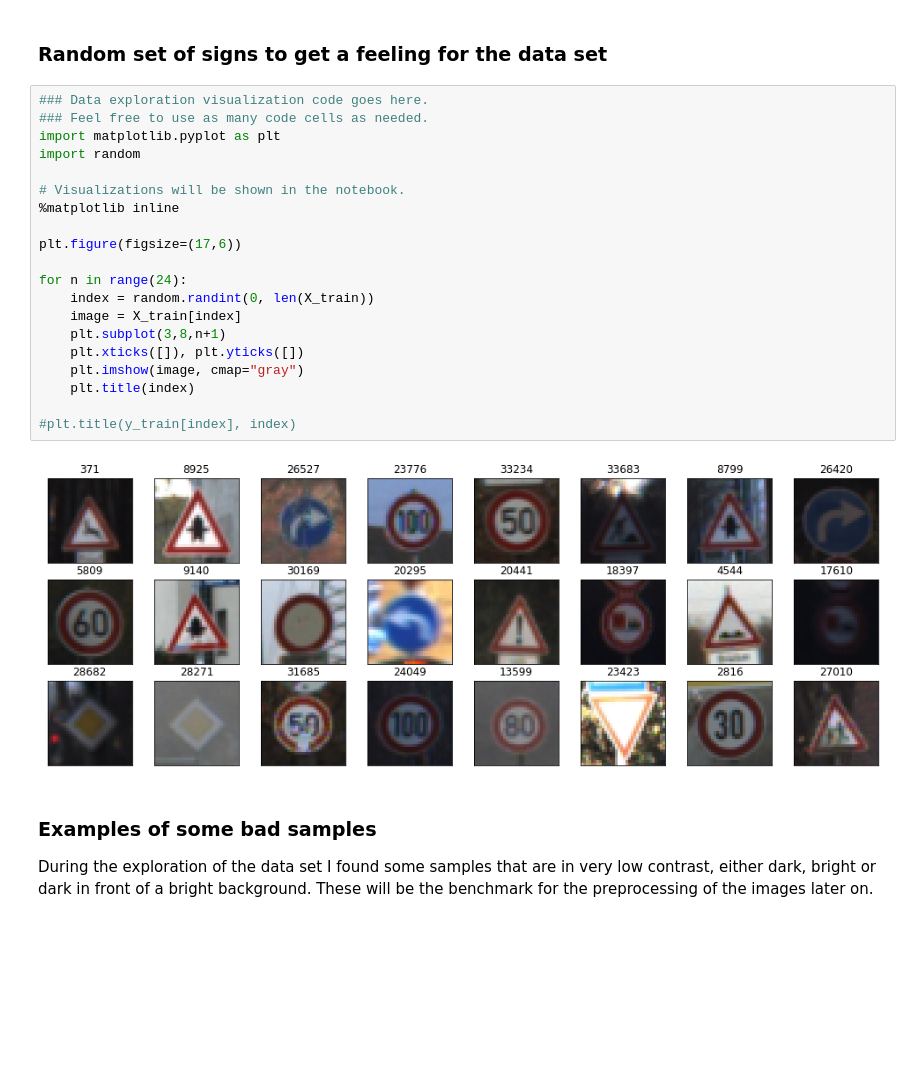
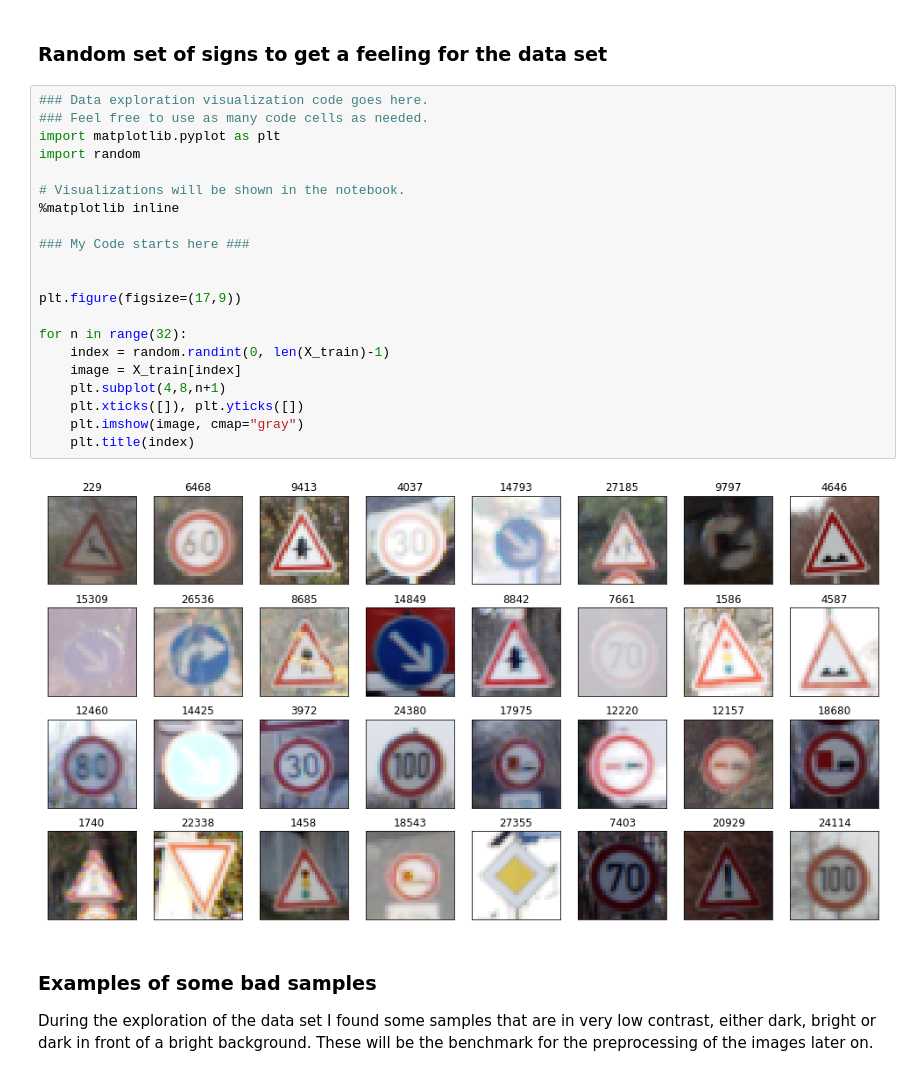
Before and after one commit to stefancyliax/CarND-Traffic-Sign-Classifier-Project, a Jupyter notebook: Traffic_Sign_Classifier.ipynb, the cells around one changed output. Saved outputs shown, nothing was run; the diff lists cells and outputs as text; blank space fills up the shorter version.

```diff
--- a/Traffic_Sign_Classifier.ipynb
+++ b/Traffic_Sign_Classifier.ipynb
@@ -98,25 +98,26 @@ The [Matplotlib](http://matplotlib.org/) [examples](http://matplotlib.org/exampl
 # %%
 ### Data exploration visualization code goes here.
 ### Feel free to use as many code cells as needed.
 import matplotlib.pyplot as plt
 import random
 
 # Visualizations will be shown in the notebook.
 %matplotlib inline
 
-plt.figure(figsize=(17,6))
+### My Code starts here ###
 
-for n in range(24):
-    index = random.randint(0, len(X_train))
+
+plt.figure(figsize=(17,9))
+
+for n in range(32):
+    index = random.randint(0, len(X_train)-1)
     image = X_train[index]
-    plt.subplot(3,8,n+1)
+    plt.subplot(4,8,n+1)
     plt.xticks([]), plt.yticks([])
     plt.imshow(image, cmap="gray")
     plt.title(index)
-
-#plt.title(y_train[index], index)
 # %% [output]
-[figure, old version]
+[figure, new version]
 # %% [markdown]
 ### Examples of some bad samples
 During the exploration of the data set I found some samples that are in very low contrast, either dark, bright or dark in front of a bright background. These will be the benchmark for the preprocessing of the images later on.
```
Also changed, not shown: parts of 22 cells of this notebook, 8 other files.
